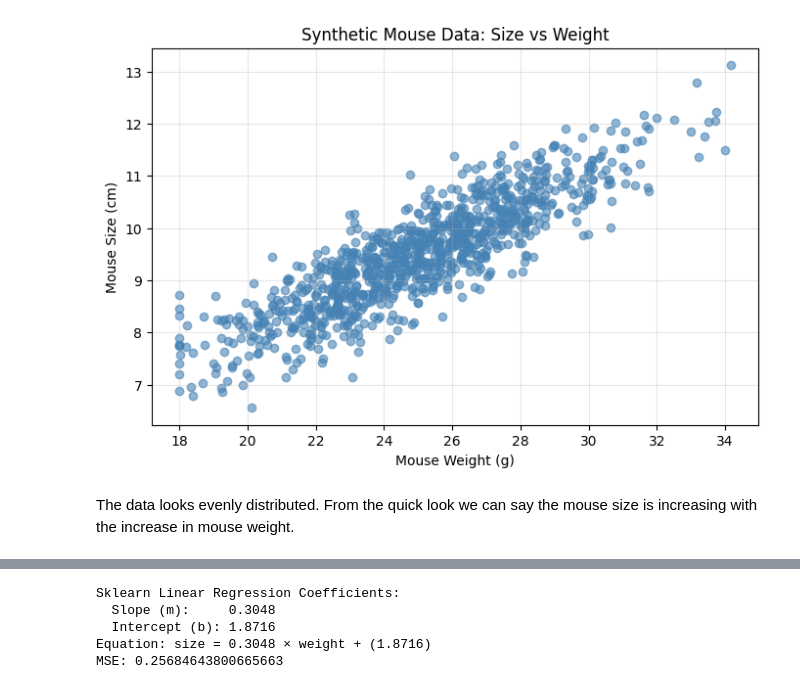
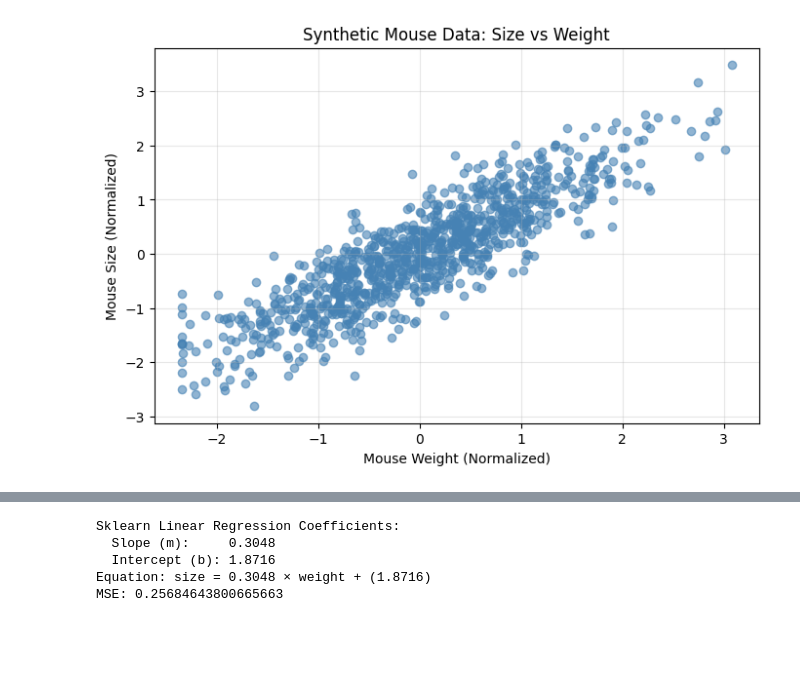
Before and after one commit to seemab-yamin/ai-learning-journey, a Jupyter notebook: linear-regressions-manual-gradients/main.ipynb, the cells around one changed output, grey strips where cells are left out. Drawn from its saved outputs; the diff is of its cells as text; code cells hidden in the pictures; blank space fills up the shorter version.

```diff
--- a/linear-regressions-manual-gradients/main.ipynb
+++ b/linear-regressions-manual-gradients/main.ipynb
@@ -41,16 +55,24 @@ plt.show()
 # %%
-# Create DataFrame
-df = pd.DataFrame({"weight_g": weight, "size_cm": size})
+# scale between 0 and 1
+x = df["weight_g"]
+y = df["size_cm"]
+
+x_mean = x.mean()
+x_std = x.std()
+x_norm = (x - x_mean) / x_std
+
+y_mean = y.mean()
+y_std = y.std()
+y_norm = (y - y_mean) / y_std
+
 
 # Plot
 plt.figure(figsize=(8, 5))
-plt.scatter(df["weight_g"], df["size_cm"], alpha=0.6, c="steelblue")
-plt.xlabel("Mouse Weight (g)")
-plt.ylabel("Mouse Size (cm)")
+plt.scatter(x_norm, y_norm, alpha=0.6, c="steelblue")
+plt.xlabel("Mouse Weight (Normalized)")
+plt.ylabel("Mouse Size (Normalized)")
 plt.title("Synthetic Mouse Data: Size vs Weight")
 plt.grid(True, alpha=0.3)
 plt.show()
 # %% [output]
-[figure, old version]
+[figure, new version]
-# %% [markdown]
-The data looks evenly distributed. From the quick look we can say the mouse size is increasing with the increase in mouse weight.
```
Also changed, not shown: parts of 21 cells of this notebook, 2 other files.
